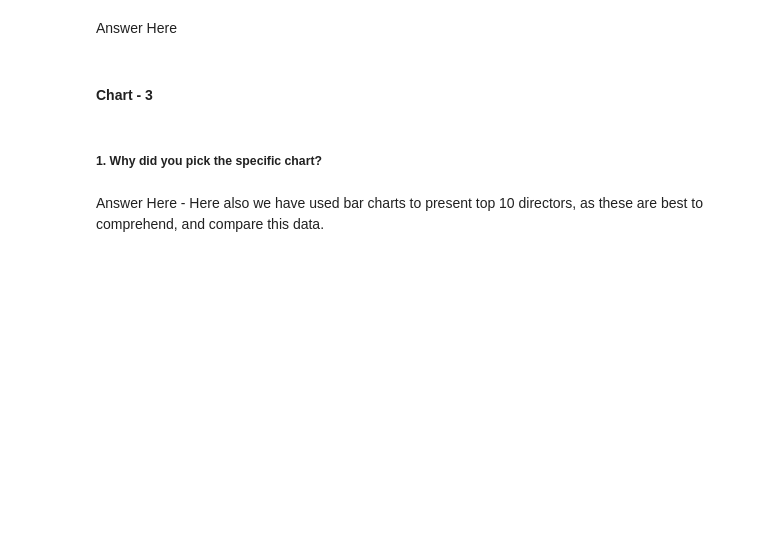
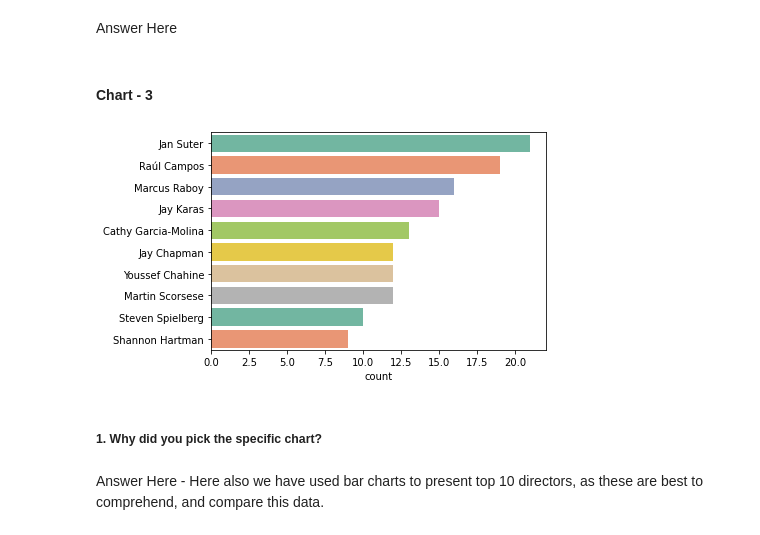
Before and after one commit to jaolekar/Netflix-clustering, a Jupyter notebook: Netflix_movies_and_TV_shows_Clustering_.ipynb, the cells around one changed output. Cells and saved outputs as stored; diff of their text form; code cells hidden in the pictures; blank space fills up the shorter version.

```diff
--- a/Netflix_movies_and_TV_shows_Clustering_.ipynb
+++ b/Netflix_movies_and_TV_shows_Clustering_.ipynb
@@ -440,3 +450,11 @@ Answer Here
+# %%
+# Chart - 3 visualization code
+# Graph for top 10 directors
+directors = nfx_df[nfx_df.director != 'No Director'].set_index('title').director.str.split(', ', expand=True).stack().reset_index(level=1, drop=True)
+sns.countplot(y = directors, order=directors.value_counts().index[:10], palette='Set2')
+plt.show()
+# %% [output]
+[figure, added]
 # %% [markdown]
 ##### 1. Why did you pick the specific chart?
 # %% [markdown]
```
Also changed, not shown: parts of 13 cells of this notebook.
